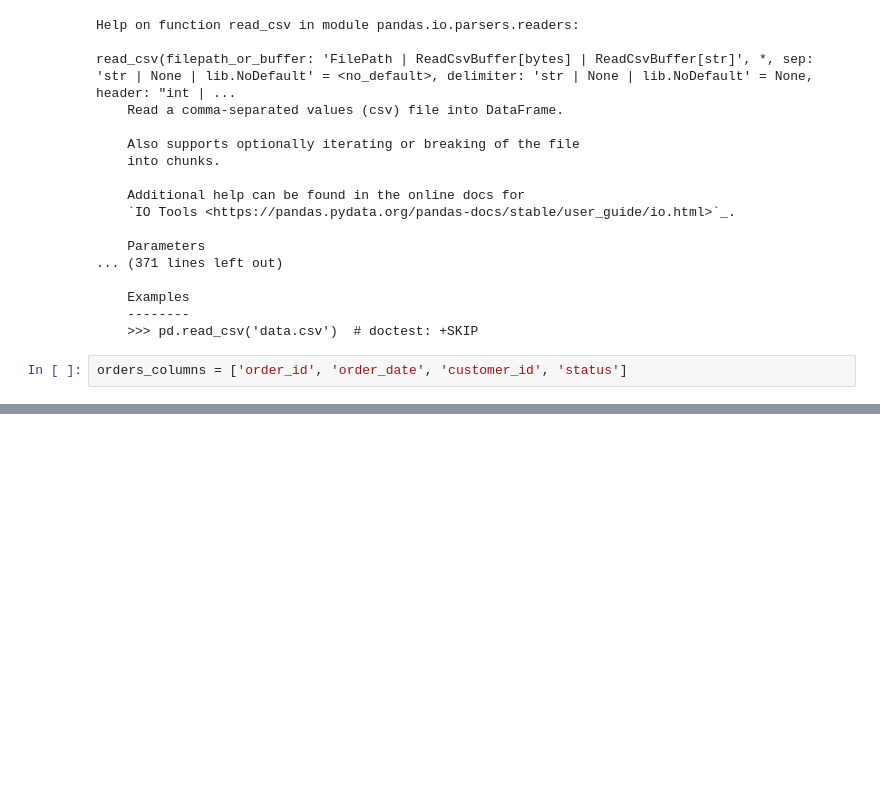
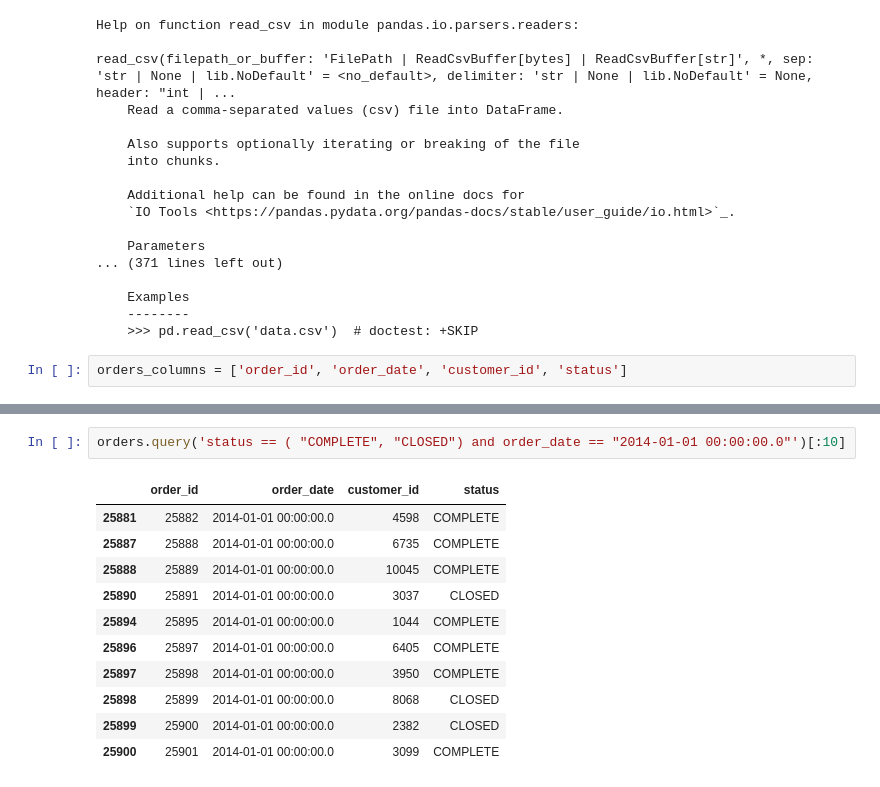
Before and after one commit to bhubhik/data-eng-learning, a Jupyter notebook: python-revision/pandas/overview.ipynb, the cells around one changed output, grey strips where cells are left out. Saved outputs shown, nothing was run; the diff lists cells and outputs as text; blank space fills up the shorter version.

```diff
--- a/python-revision/pandas/overciew.ipynb
+++ b/python-revision/pandas/overview.ipynb
@@ -43,0 +56,14 @@ pd.read_csv(
+# %%
+orders.query('status == ( "COMPLETE", "CLOSED") and order_date == "2014-01-01 00:00:00.0"')[:10]
+# %% [output]
+|  | order_id | order_date | customer_id | status |
+| 25881 | 25882 | 2014-01-01 00:00:00.0 | 4598 | COMPLETE |
+| 25887 | 25888 | 2014-01-01 00:00:00.0 | 6735 | COMPLETE |
+| 25888 | 25889 | 2014-01-01 00:00:00.0 | 10045 | COMPLETE |
+| 25890 | 25891 | 2014-01-01 00:00:00.0 | 3037 | CLOSED |
+| 25894 | 25895 | 2014-01-01 00:00:00.0 | 1044 | COMPLETE |
+| 25896 | 25897 | 2014-01-01 00:00:00.0 | 6405 | COMPLETE |
+| 25897 | 25898 | 2014-01-01 00:00:00.0 | 3950 | COMPLETE |
+| 25898 | 25899 | 2014-01-01 00:00:00.0 | 8068 | CLOSED |
+| 25899 | 25900 | 2014-01-01 00:00:00.0 | 2382 | CLOSED |
+| 25900 | 25901 | 2014-01-01 00:00:00.0 | 3099 | COMPLETE |
```
Also changed, not shown: parts of 7 cells of this notebook.
